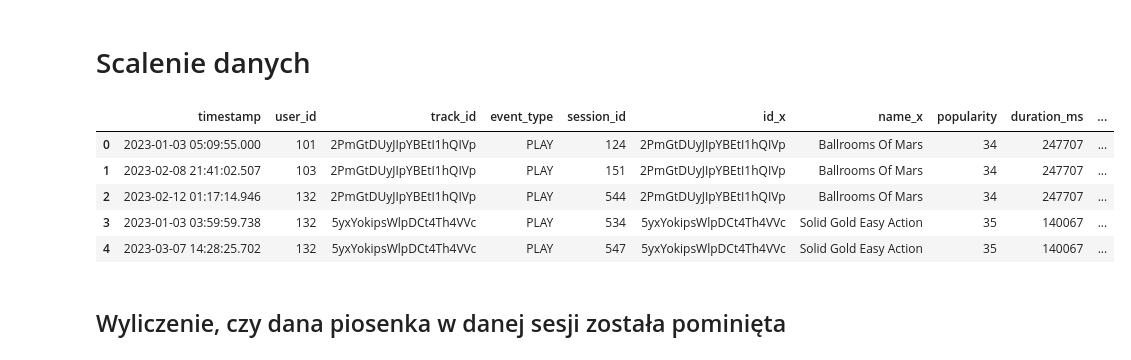
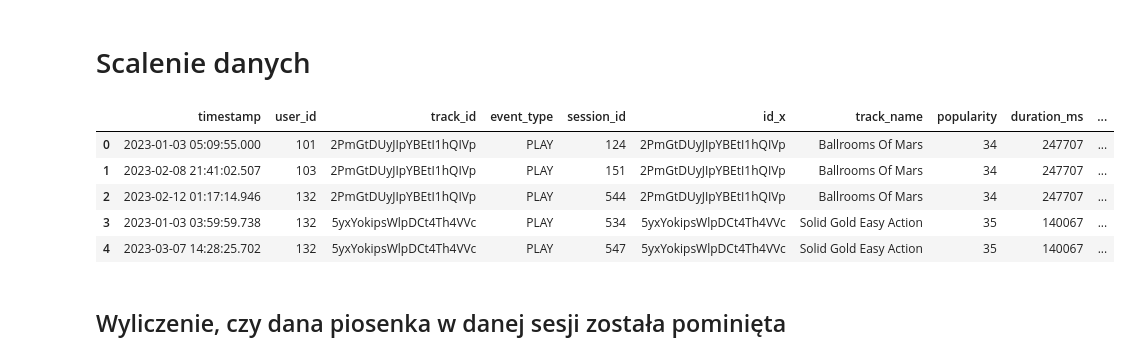
Before and after one commit to BartlomiejRasztabiga/IUM, a Jupyter notebook: notebooks/data_processing.ipynb, the cells around one changed output. Cells and saved outputs as stored; diff of their text form; code cells hidden in the pictures.

```diff
--- a/notebooks/data_processing.ipynb
+++ b/notebooks/data_processing.ipynb
@@ -23,13 +23,16 @@ TODO
 # %%
 merged_data_frame = pd.merge(sessions_data_frame, tracks_data_frame, left_on="track_id",
                              right_on="id")
 merged_data_frame = pd.merge(merged_data_frame, users_data_frame, left_on="user_id",
                              right_on="user_id")
 merged_data_frame = pd.merge(merged_data_frame, artists_data_frame, left_on="id_artist",
                              right_on="id")
+# rename column
+merged_data_frame = merged_data_frame.rename(columns={"name_x": "track_name"})
+merged_data_frame = merged_data_frame.rename(columns={"name_y": "artist_name"})
 merged_data_frame.head(5)
 # %% [output]
-|  | timestamp | user_id | track_id | event_type | session_id | id_x | name_x | popularity | duration_ms | ... |
+|  | timestamp | user_id | track_id | event_type | session_id | id_x | track_name | popularity | duration_ms | ... |
 | 0 | 2023-01-03 05:09:55.000 | 101 | 2PmGtDUyJIpYBEtI1hQIVp | PLAY | 124 | 2PmGtDUyJIpYBEtI1hQIVp | Ballrooms Of Mars | 34 | 247707 | ... |
 | 1 | 2023-02-08 21:41:02.507 | 103 | 2PmGtDUyJIpYBEtI1hQIVp | PLAY | 151 | 2PmGtDUyJIpYBEtI1hQIVp | Ballrooms Of Mars | 34 | 247707 | ... |
 | 2 | 2023-02-12 01:17:14.946 | 132 | 2PmGtDUyJIpYBEtI1hQIVp | PLAY | 544 | 2PmGtDUyJIpYBEtI1hQIVp | Ballrooms Of Mars | 34 | 247707 | ... |
```
Also changed, not shown: parts of 4 cells of this notebook.
